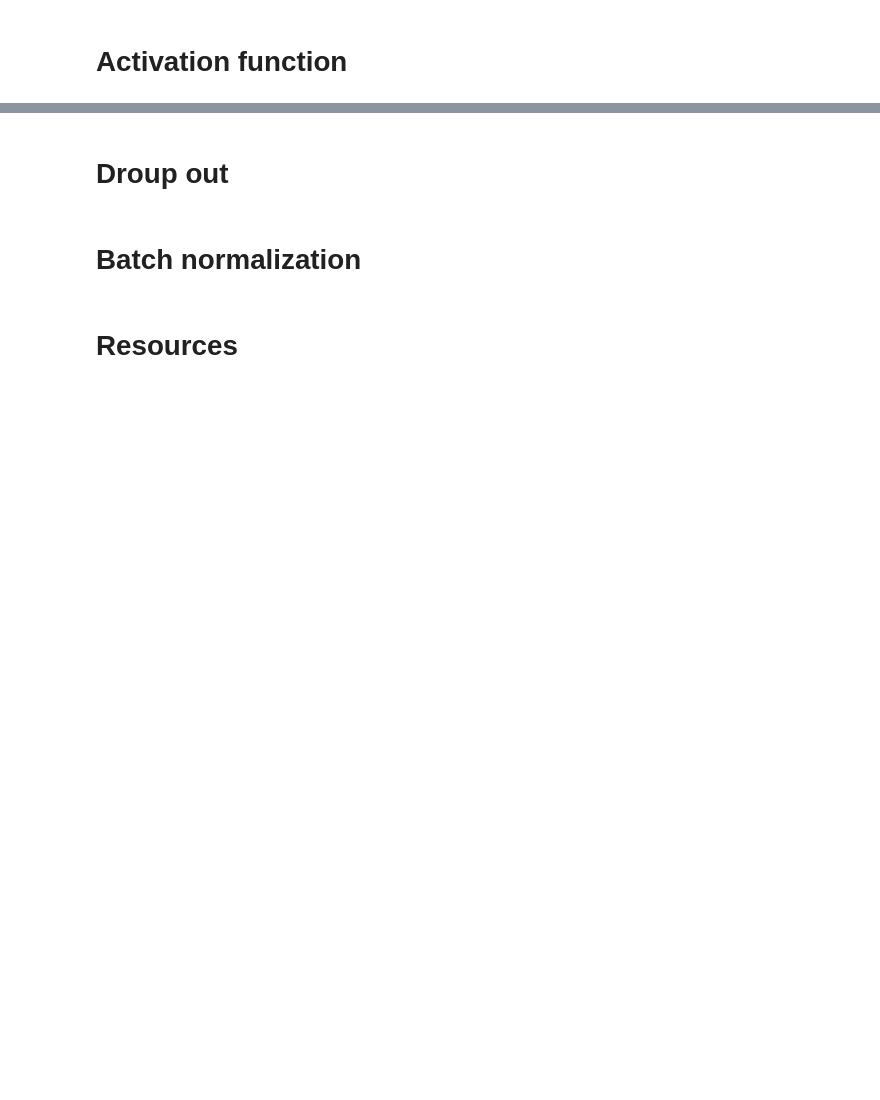
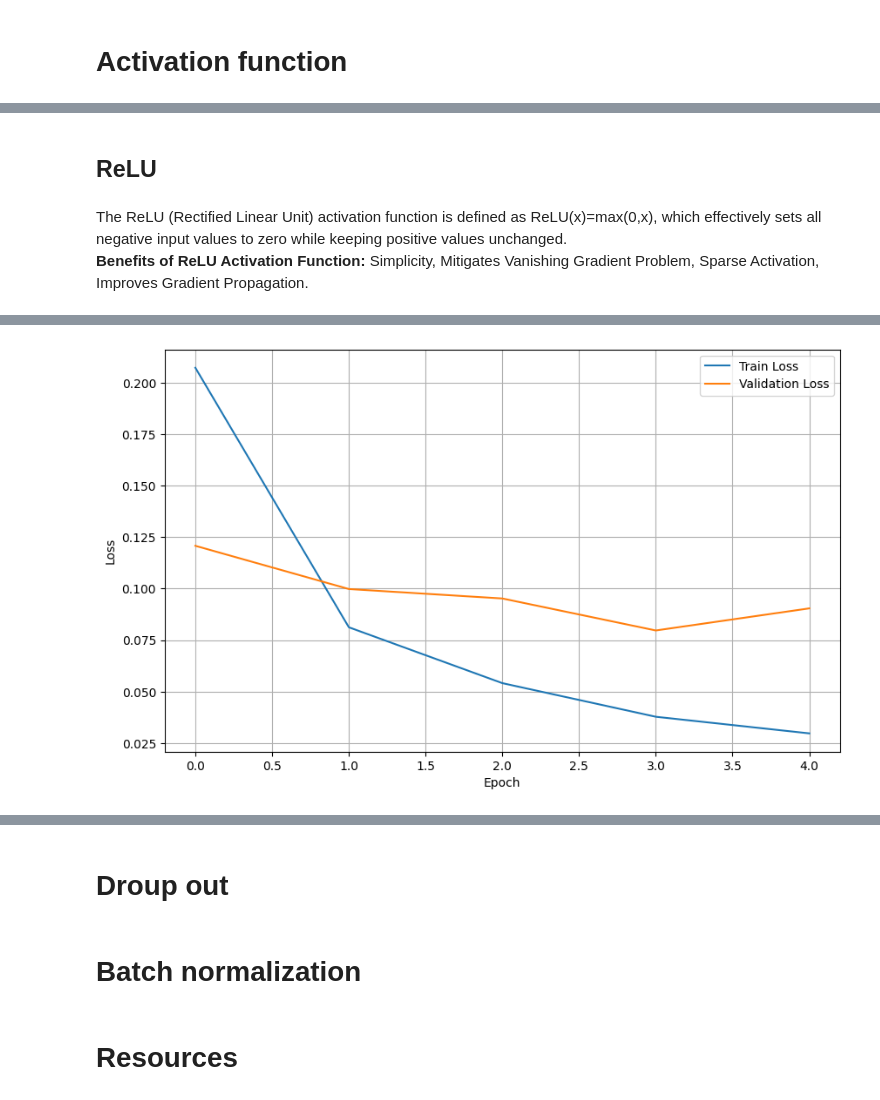
Before and after one commit to MohammadMazrouei/EMNIST, a Jupyter notebook: EMNIST.ipynb, the cells around one changed output, grey strips where cells are left out. Cells and saved outputs as stored; diff of their text form; code cells hidden in the pictures; blank space fills up the shorter version.

```diff
--- a/EMNIST.ipynb
+++ b/EMNIST.ipynb
@@ -971,0 +1048,42 @@ So best number of epochs is 5.
+# %% [markdown]
+## ReLU
+# %% [markdown]
+The ReLU (Rectified Linear Unit) activation function is defined as
+ReLU(x)=max(0,x), which effectively sets all negative input values to zero while keeping positive values unchanged.
+**Benefits of ReLU Activation Function:** Simplicity, Mitigates Vanishing Gradient Problem, Sparse Activation, Improves Gradient Propagation.
+# %%
+class Model_ReLU(nn.Module):
+    def __init__(self):
+        super().__init__()
+        self.layers = nn.Sequential(
+            nn.Linear(784, 512),
+            nn.ReLU(),
+            nn.Linear(512, 10)
+        )
+        self.loss = nn.CrossEntropyLoss()
+        self.optimizer = optim.Adam(self.parameters())
+        self.to(get_default_device())
+
+    def forward(self,X):
+        return self.layers(X)
+
+    def predict(self,X):
+        with torch.no_grad():
+            return torch.argmax(self.forward(X), axis=-1)
+
+    def fit(self,X,Y):
+        self.optimizer.zero_grad()
+        y_pred = self.forward(X)
+        loss = self.loss(y_pred,Y)
+        loss.backward()
+        self.optimizer.step()
+        return loss.item()
+# %%
+model_ReLU = Model_ReLU()
+training_loss_model_ReLU, val_loss_model_ReLU = train_the_model(model_ReLU)
+acc_model_ReLU = evaluate_model(model_ReLU)
+
+act_model_names.append('model_ReLU')
+act_model_accuracies.append(acc_model_ReLU)
+plot_loss_curve(training_loss_model_ReLU, val_loss_model_ReLU)
+# %% [output]
@@ -971,0 +1096 @@ So best number of epochs is 5.
+[figure, added]
```
Also changed, not shown: parts of 16 cells of this notebook.
